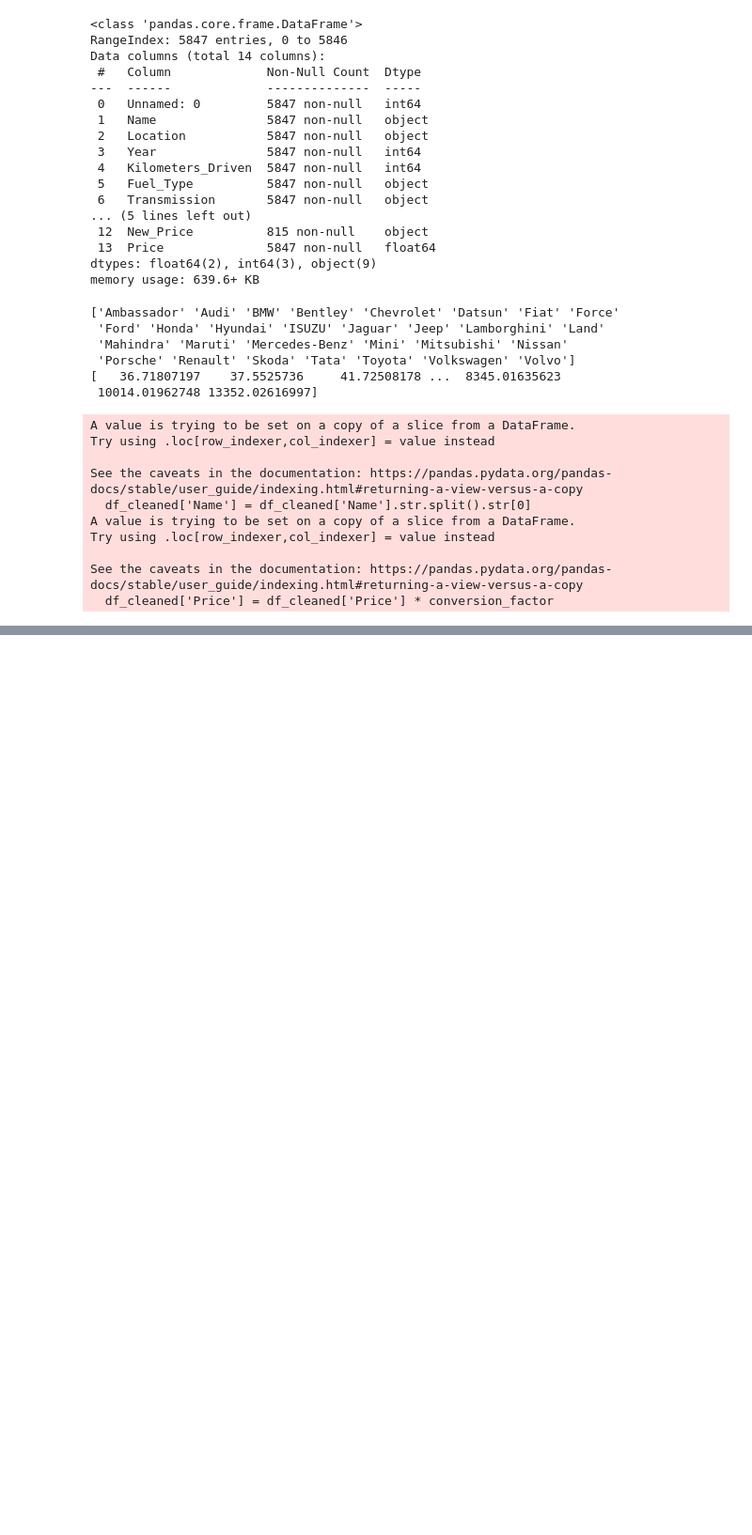
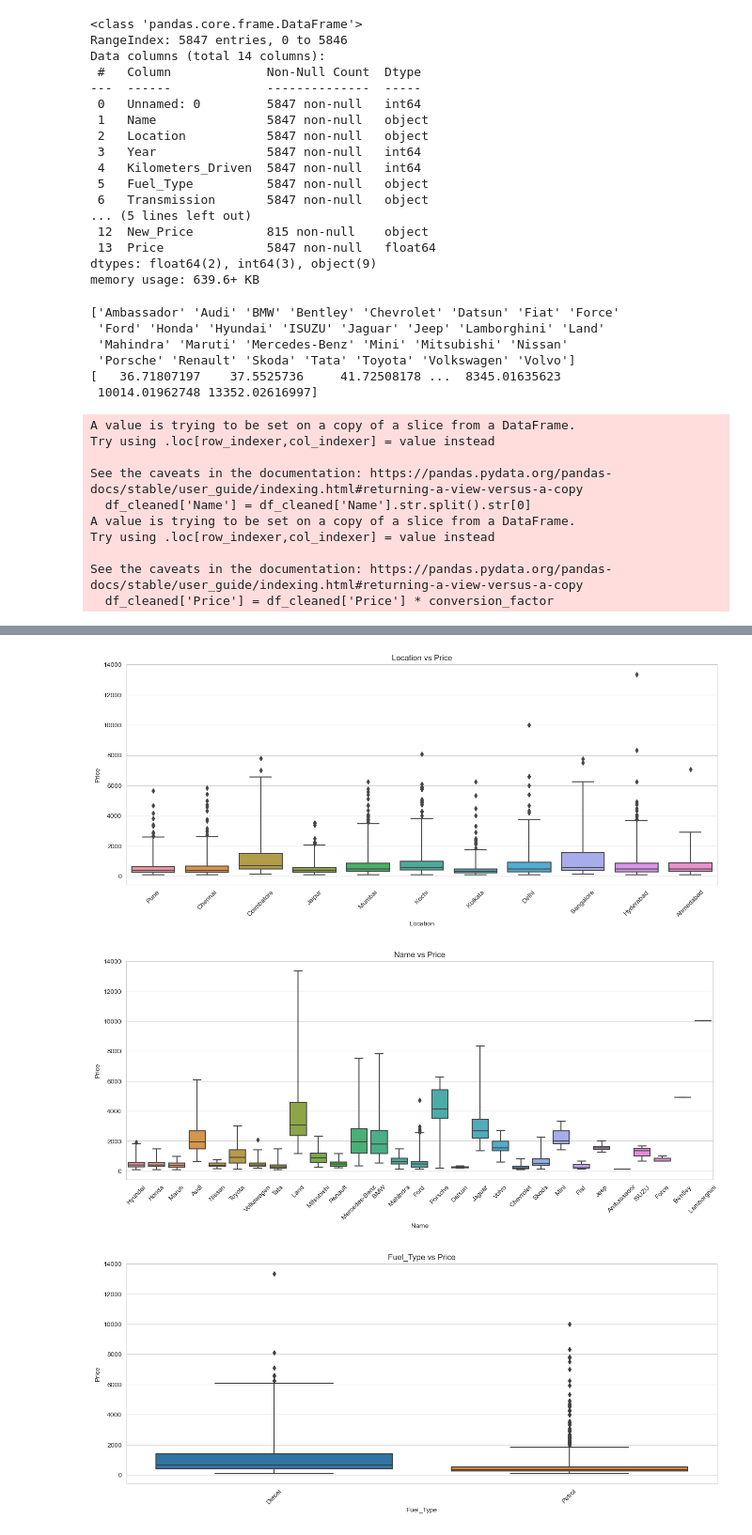
Before and after one commit to henrygbrand/MLFinalProject, a Jupyter notebook: car_prices.ipynb, the cells around one changed output, grey strips where cells are left out. Shown at 94% size. Drawn from its saved outputs; the diff is of its cells as text; code cells hidden in the pictures; blank space fills up the shorter version.

```diff
--- a/car_prices.ipynb
+++ b/car_prices.ipynb
@@ -98,17 +100,2 @@ for col in numerical_columns:
 [figure]
 [figure]
-# %%
-categorical_columns = np.array(["Location", "Name", "Fuel_Type", "Transmission", "Owner_Type", "Seats", "Year"])
-
-# Set the aesthetic style of the plots
-sns.set_style("whitegrid")
-
-# Plotting each categorical feature against Price using boxplots
-for col in categorical_columns:
-    plt.figure(figsize=(16, 6))
-    sns.boxplot(x=col, y='Price', data=df_cleaned, whis=2.5)
-    plt.xlabel(col)
-    plt.ylabel('Price')
-    plt.title(f'{col} vs Price')
-    plt.xticks(rotation=45)
-    plt.show()
@@ -122,0 +102,19 @@ for col in categorical_columns:
+# %%
+categorical_columns = np.array(["Location", "Name", "Fuel_Type", "Transmission", "Owner_Type", "Seats", "Year"])
+
+# Set the aesthetic style of the plots
+sns.set_style("whitegrid")
+
+# Plotting each categorical feature against Price using boxplots
+for col in categorical_columns:
+    plt.figure(figsize=(16, 6))
+    sns.boxplot(x=col, y='Price', data=df_cleaned, whis=5)
+    plt.xlabel(col)
+    plt.ylabel('Price')
+    plt.title(f'{col} vs Price')
+    plt.xticks(rotation=45)
+    plt.show()
+# %% [output]
+[figure, added]
+[figure, added]
+[figure, added]
```
Also changed, not shown: parts of 9 cells of this notebook.
